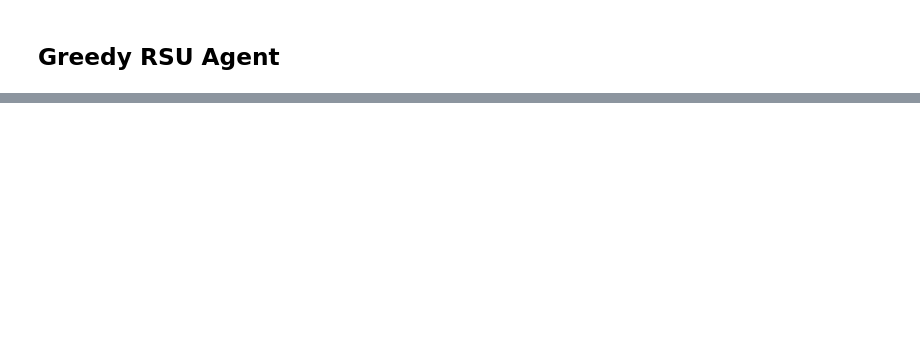
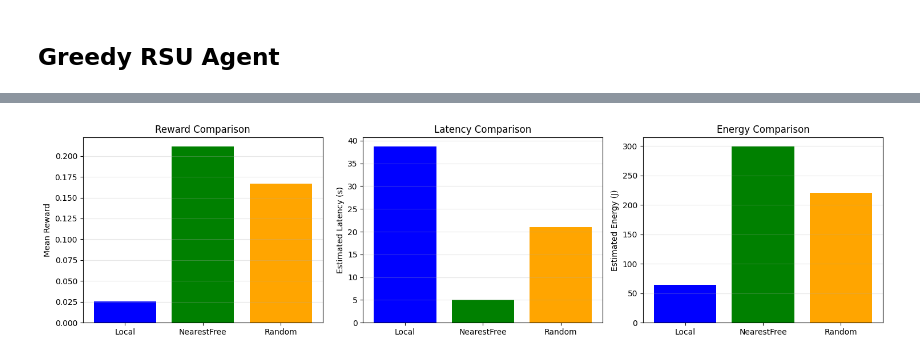
Before and after one commit to Abhay-Lejith/vanet_task_offloading, a Jupyter notebook: examples/Straight_Scenario.ipynb, the cells around one changed output, grey strips where cells are left out. Cells and saved outputs as stored; diff of their text form; code cells hidden in the pictures; blank space fills up the shorter version.

```diff
--- a/examples/Straight_Scenario.ipynb
+++ b/examples/Straight_Scenario.ipynb
@@ -218,0 +254,93 @@ Mean reward: 0.20827700285350575
+# %%
+import matplotlib.pyplot as plt
+
+# Example: Compare agents by collecting metrics
+def run_agent_with_metrics(agent_name, agent_func, num_episodes=1):
+    """Run an agent and collect detailed metrics."""
+    all_rewards = []
+    all_latencies = []
+    all_energies = []
+    action_counts = {0: 0, 1: 0, 2: 0, 3: 0}
+
+    for episode in range(num_episodes):
+        obs = env.reset()
+        done = False
+        episode_rewards = []
+
+        while not done:
+            if agent_name == "Random":
+                action = env.action_space.sample()
+            elif agent_name == "Local":
+                action = 0
+            elif agent_name == "NearestFree":
+                action = agent_func(obs)
+            else:
+                action = 0
+
+            obs, reward, done, info = env.step(action)
+
+            if reward != 0.0:
+                episode_rewards.append(float(reward))
+                action_counts[action] += 1
+
+                # Extract energy estimate from observation
+                if len(obs) >= 14:
+                    energy_local = float(obs[12]) * 100  # Denormalize
+                    energy_offload = float(obs[13]) * 100
+                    all_energies.append(energy_local if action == 0 else energy_offload)
+
+                # Estimate latency from reward (inverse relationship)
+                # reward = α * (1/latency) + β * (1/energy)
+                est_latency = 1.0 / max(0.01, reward)
+                all_latencies.append(est_latency)
+
+        all_rewards.extend(episode_rewards)
+
+    return {
+        'name': agent_name,
+        'mean_reward': np.mean(all_rewards) if all_rewards else 0,
+        'mean_latency': np.mean(all_latencies) if all_latencies else 0,
+        'mean_energy': np.mean(all_energies) if all_energies else 0,
+        'action_counts': action_counts,
+        'total_tasks': sum(action_counts.values())
+    }
+
+# Collect metrics for each agent
+print("Collecting agent metrics...")
+agents_metrics = [
+    run_agent_with_metrics("Local", None, num_episodes=1),
+    run_agent_with_metrics("NearestFree", pick_action, num_episodes=1),
+    run_agent_with_metrics("Random", None, num_episodes=1),
+]
+
+# Display comparison table
+print("\n=== Agent Comparison ===")
+print(f"{'Agent':<15} {'Reward':<12} {'Est.Latency':<15} {'Est.Energy':<15} {'Tasks':<8}")
+print("-" * 70)
+for metrics in agents_metrics:
+    print(f"{metrics['name']:<15} {metrics['mean_reward']:<12.6f} {metrics['mean_latency']:<15.3f} {metrics['mean_energy']:<15.3f} {metrics['total_tasks']:<8}")
+
+# Visualize results
+fig, axes = plt.subplots(1, 3, figsize=(15, 4))
+
+# Reward comparison
+axes[0].bar([m['name'] for m in agents_metrics], [m['mean_reward'] for m in agents_metrics], color=['blue', 'green', 'orange'])
+axes[0].set_ylabel('Mean Reward')
+axes[0].set_title('Reward Comparison')
+axes[0].grid(axis='y', alpha=0.3)
+
+# Latency comparison
+axes[1].bar([m['name'] for m in agents_metrics], [m['mean_latency'] for m in agents_metrics], color=['blue', 'green', 'orange'])
+axes[1].set_ylabel('Estimated Latency (s)')
+axes[1].set_title('Latency Comparison')
+axes[1].grid(axis='y', alpha=0.3)
+
+# Energy comparison
+axes[2].bar([m['name'] for m in agents_metrics], [m['mean_energy'] for m in agents_metrics], color=['blue', 'green', 'orange'])
+axes[2].set_ylabel('Estimated Energy (J)')
+axes[2].set_title('Energy Comparison')
+axes[2].grid(axis='y', alpha=0.3)
+
+plt.tight_layout()
+plt.show()
+# %% [output]
@@ -218,0 +355 @@ Mean reward: 0.20827700285350575
+[figure, added]
```
Also changed, not shown: parts of 8 cells of this notebook, 3 other files.
